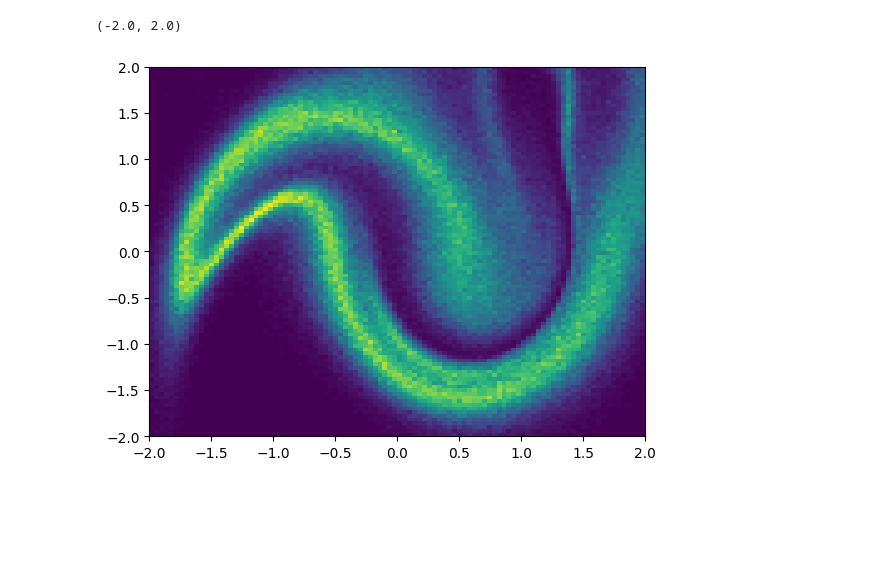
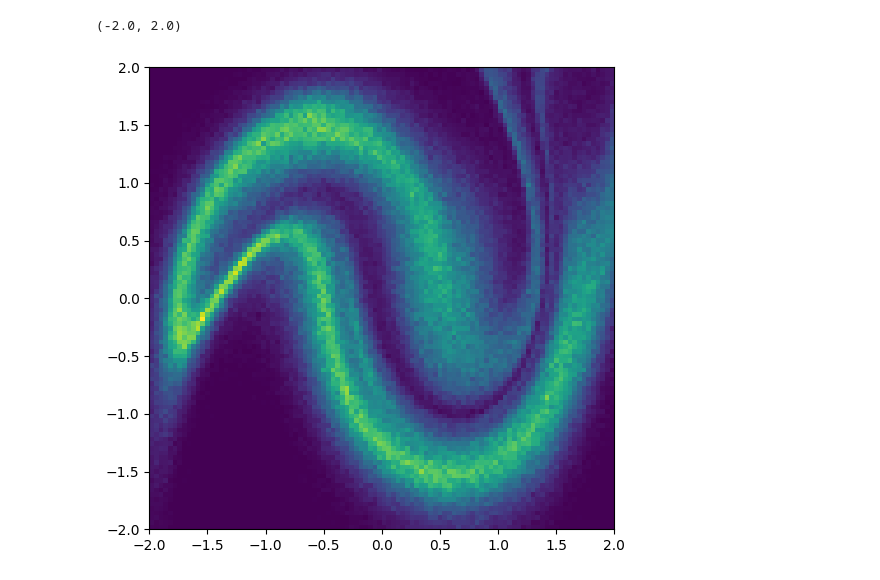
Before and after one commit to smsharma/symplectic-flows, a Jupyter notebook: notebooks/demo.ipynb, the cells around one changed output. Cells and saved outputs as stored; diff of their text form; code cells hidden in the pictures; blank space fills up the shorter version.

```diff
--- a/notebooks/demo.ipynb
+++ b/notebooks/demo.ipynb
@@ -171,9 +171,11 @@ with trange(n_steps) as steps:
 # %%
 x_sample = flow.apply(params, rng, 1000, method=flow.sample)
 # %%
+plt.figure(figsize=(6, 6))
+
 plt.hist2d(x_sample[:, 0], x_sample[:, 1], bins=100, range=[[-2, 2], [-2, 2]]);
 plt.xlim(-2 ,2)
 plt.ylim(-2, 2)
 # %% [output]
 (-2.0, 2.0)
-[figure, old version]
+[figure, new version]
```
Also changed, not shown: parts of 1 cell of this notebook.
